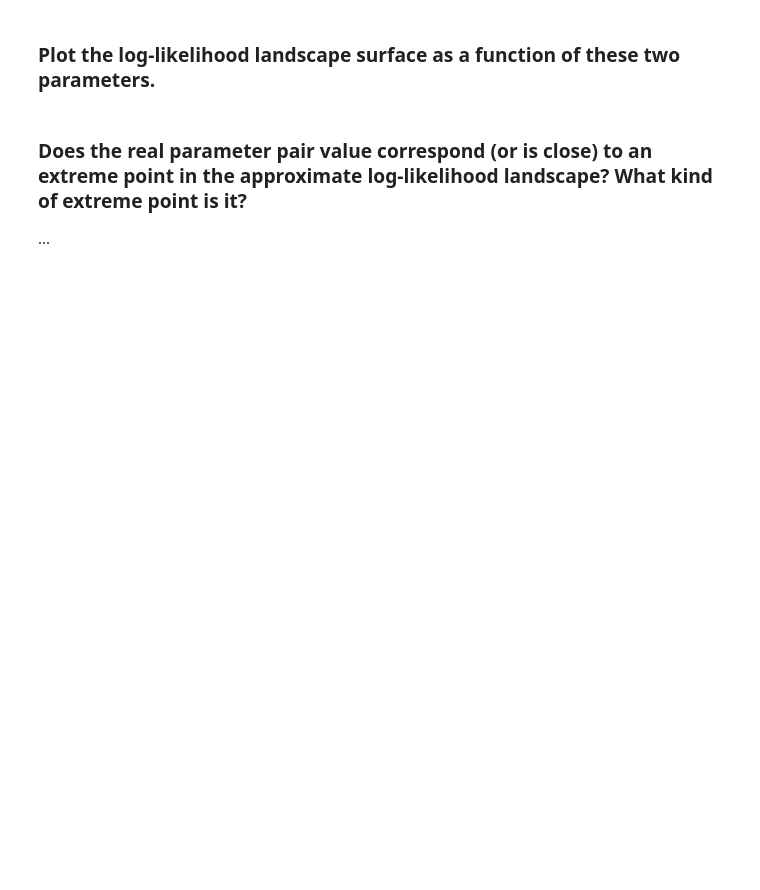
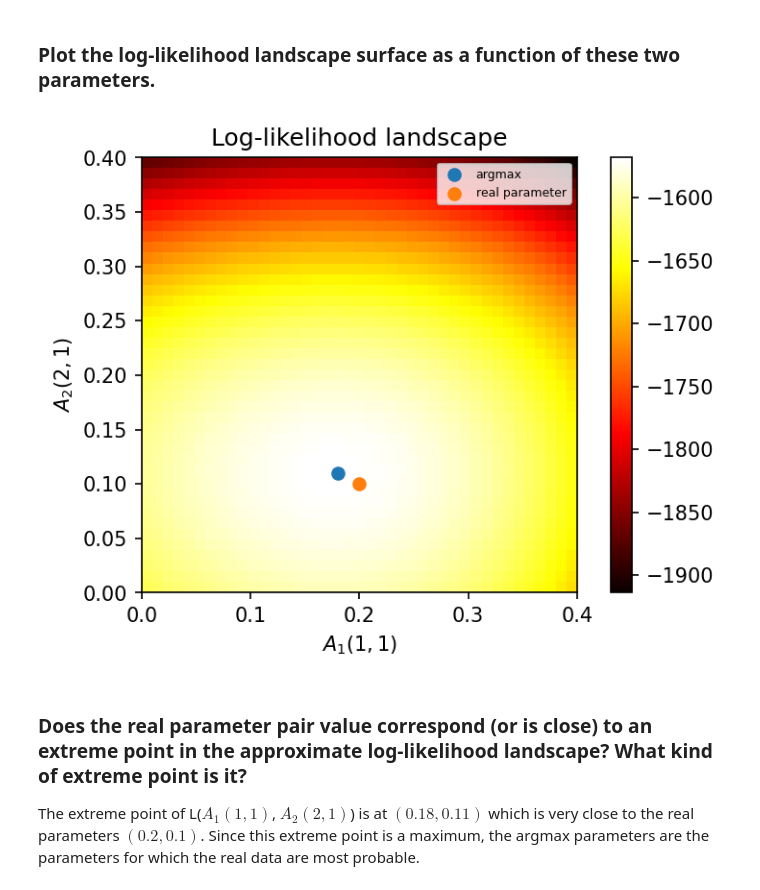
Before and after one commit to LarsKue/TSA-RNN, a Jupyter notebook: ex03/ex03.ipynb, the cells around one changed output. Saved outputs shown, nothing was run; the diff lists cells and outputs as text; code cells hidden in the pictures; blank space fills up the shorter version.

```diff
--- a/ex03/ex03.ipynb
+++ b/ex03/ex03.ipynb
@@ -340,4 +346,17 @@ plt.imshow(lls)
+# %%
+ax = plt.gca()
+plt.imshow(lls.T, cmap='hot', interpolation='nearest', extent=[0,0.4,0,.4], origin='lower')
+plt.colorbar()
+plt.scatter(parameter_range[argmax_indices[0]], parameter_range[argmax_indices[1]], label="argmax")
+plt.scatter(0.2, 0.1, label="real parameter")
+plt.xlabel(r"$A_1(1,1)$")
+plt.ylabel(r"$A_2(2,1)$")
+plt.legend()
+plt.title("Log-likelihood landscape")
+plt.show()
+# %% [output]
+[figure, added]
 # %% [markdown]
 ### Does the real parameter pair value correspond (or is close) to an extreme point in the approximate log-likelihood landscape? What kind of extreme point is it?
 
-...
+The extreme point of L($A_1(1,1)$, $A_2(2,1)$) is at $(0.18, 0.11)$ which is very close to the real parameters $(0.2, 0.1)$. Since this extreme point is a maximum, the argmax parameters are the parameters for which the real data are most probable.
```
Also changed, not shown: parts of 23 cells of this notebook.
